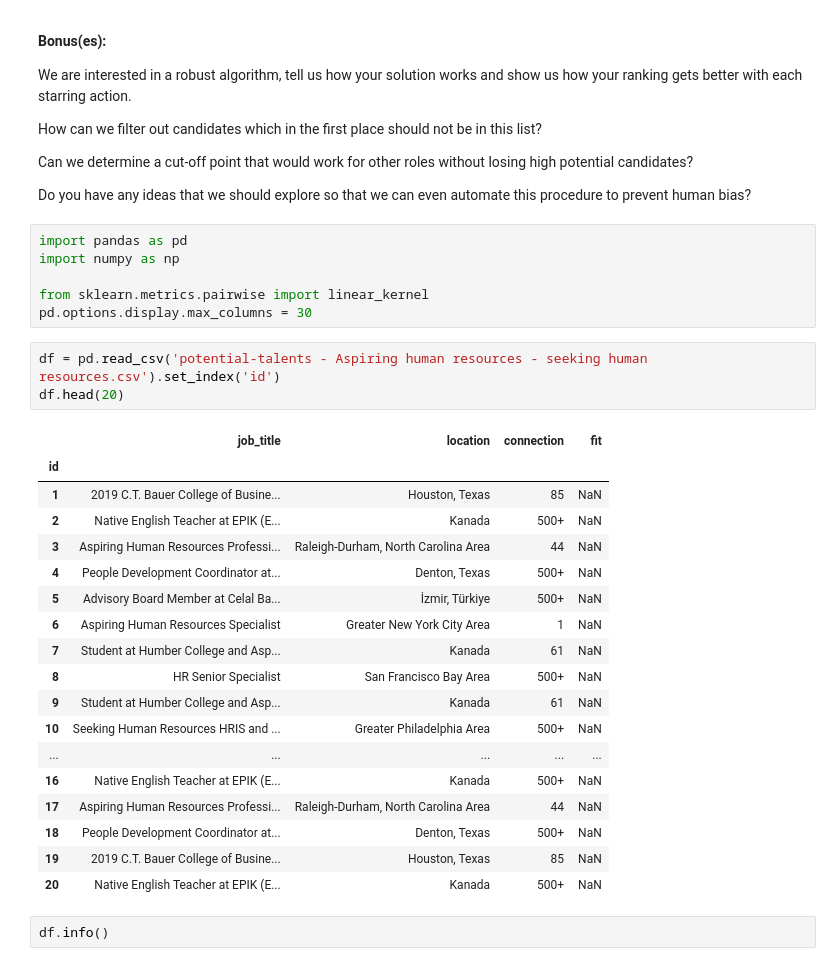
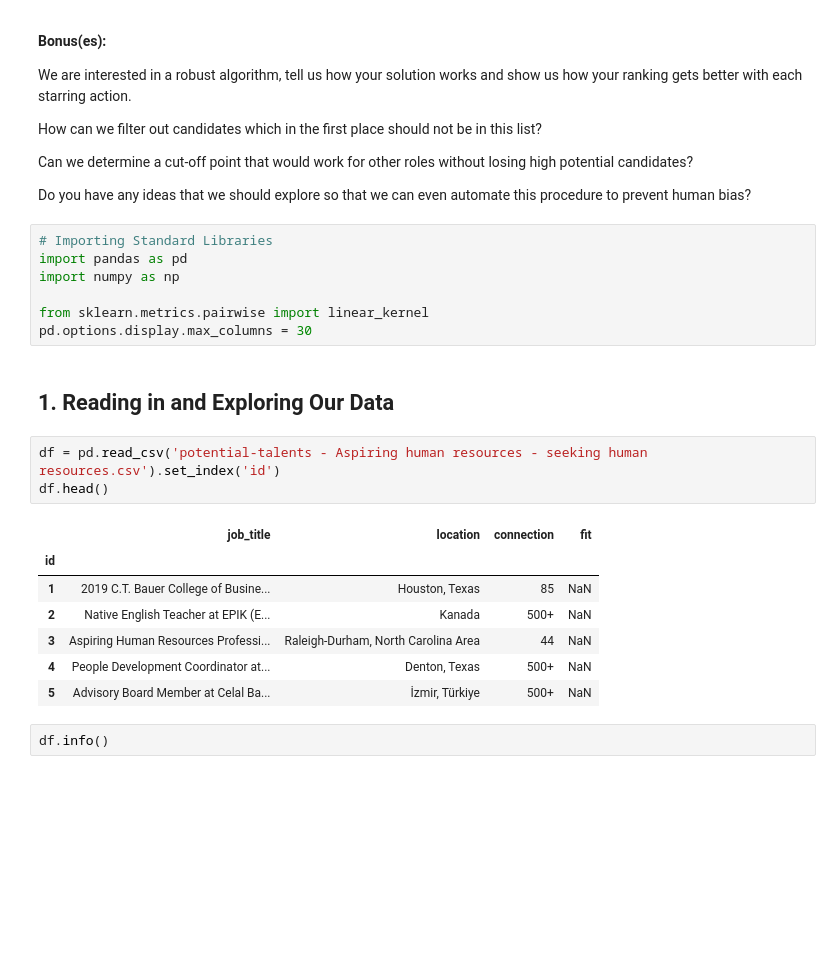
Before and after one commit to kre8tions/Apziva, a Jupyter notebook: tirMlkapx4XpMRlG/tirMlkapx4XpMRlG.ipynb, the cells around one changed output. Cells and saved outputs as stored; diff of their text form; blank space fills up the shorter version.

```diff
--- a/tirMlkapx4XpMRlG/tirMlkapx4XpMRlG.ipynb
+++ b/tirMlkapx4XpMRlG/tirMlkapx4XpMRlG.ipynb
@@ -53,33 +53,25 @@ Can we determine a cut-off point that would work for other roles without losing
 
 Do you have any ideas that we should explore so that we can even automate this procedure to prevent human bias?
 # %%
+# Importing Standard Libraries
 import pandas as pd
 import numpy as np
 
 from sklearn.metrics.pairwise import linear_kernel
 pd.options.display.max_columns = 30
+# %% [markdown]
+## 1. Reading in and Exploring Our Data
 # %%
 df = pd.read_csv('potential-talents - Aspiring human resources - seeking human resources.csv').set_index('id')
-df.head(20)
+df.head()
 # %% [output]
 |  | job_title | location | connection | fit |
 | id |  |  |  |  |
 | 1 | 2019 C.T. Bauer College of Busine... | Houston, Texas | 85 | NaN |
 | 2 | Native English Teacher at EPIK (E... | Kanada | 500+ | NaN |
 | 3 | Aspiring Human Resources Professi... | Raleigh-Durham, North Carolina Area | 44 | NaN |
 | 4 | People Development Coordinator at... | Denton, Texas | 500+ | NaN |
 | 5 | Advisory Board Member at Celal Ba... | İzmir, Türkiye | 500+ | NaN |
-| 6 | Aspiring Human Resources Specialist | Greater New York City Area | 1 | NaN |
-| 7 | Student at Humber College and Asp... | Kanada | 61 | NaN |
-| 8 | HR Senior Specialist | San Francisco Bay Area | 500+ | NaN |
-| 9 | Student at Humber College and Asp... | Kanada | 61 | NaN |
-| 10 | Seeking Human Resources HRIS and ... | Greater Philadelphia Area | 500+ | NaN |
-| ... | ... | ... | ... | ... |
-| 16 | Native English Teacher at EPIK (E... | Kanada | 500+ | NaN |
-| 17 | Aspiring Human Resources Professi... | Raleigh-Durham, North Carolina Area | 44 | NaN |
-| 18 | People Development Coordinator at... | Denton, Texas | 500+ | NaN |
-| 19 | 2019 C.T. Bauer College of Busine... | Houston, Texas | 85 | NaN |
-| 20 | Native English Teacher at EPIK (E... | Kanada | 500+ | NaN |
 # %%
 df.info()
 # %% [output]
```
Also changed, not shown: parts of 23 cells of this notebook.
